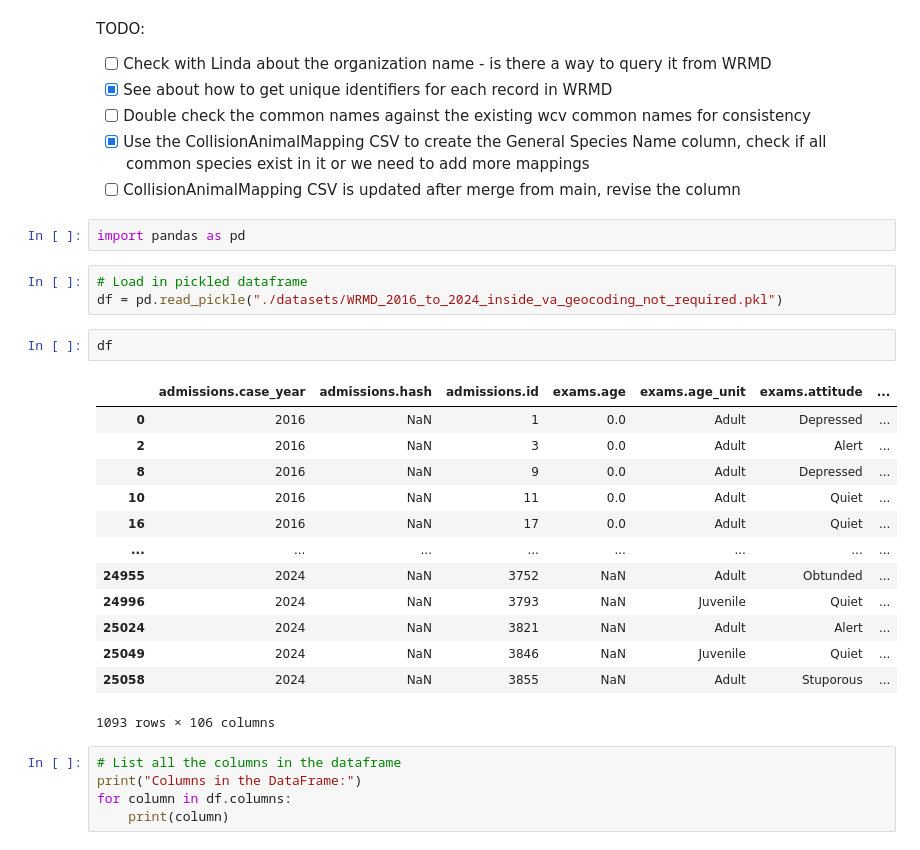
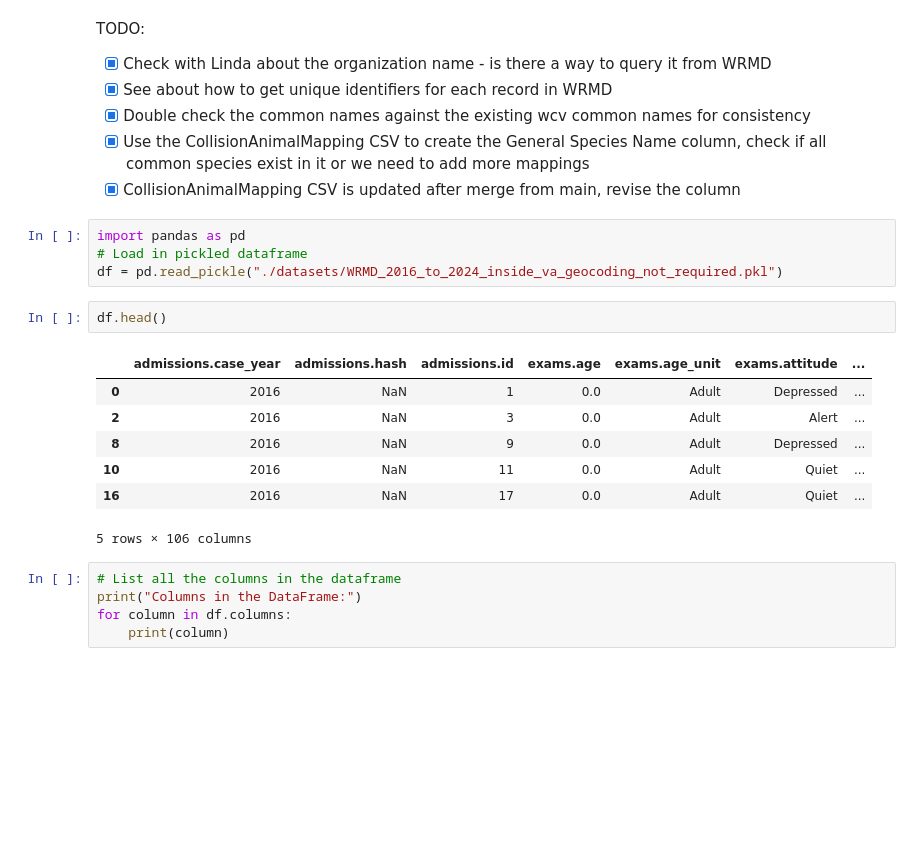
Before and after one commit to code-for-charlottesville/wildlife_collisions, a Jupyter notebook: pipeline_cleaning/WRMD Data/WRMD_data_schema_mapping.ipynb, the cells around one changed output. Drawn from its saved outputs; the diff is of its cells as text; blank space fills up the shorter version.

```diff
--- a/pipeline_cleaning/WRMD Data/WRMD_data_schema_mapping.ipynb
+++ b/pipeline_cleaning/WRMD Data/WRMD_data_schema_mapping.ipynb
@@ -27,32 +34,25 @@ The target columns we need to join this on the WCV data follow:
 - [x] MonthNumber
 # %% [markdown]
 TODO:
-- [ ] Check with Linda about the organization name - is there a way to query it from WRMD
+- [x] Check with Linda about the organization name - is there a way to query it from WRMD
 - [x] See about how to get unique identifiers for each record in WRMD
-- [ ] Double check the common names against the existing wcv common names for consistency
+- [x] Double check the common names against the existing wcv common names for consistency
 - [x] Use the CollisionAnimalMapping CSV to create the General Species Name column, check if all common species exist in it or we need to add more mappings
-- [ ] CollisionAnimalMapping CSV is updated after merge from main, revise the column
+- [x] CollisionAnimalMapping CSV is updated after merge from main, revise the column
-# %%
-import pandas as pd
 # %%
+import pandas as pd
 # Load in pickled dataframe
 df = pd.read_pickle("./datasets/WRMD_2016_to_2024_inside_va_geocoding_not_required.pkl")
 # %%
-df
+df.head()
 # %% [output]
 |  | admissions.case_year | admissions.hash | admissions.id | exams.age | exams.age_unit | exams.attitude | ... |
 | 0 | 2016 | NaN | 1 | 0.0 | Adult | Depressed | ... |
 | 2 | 2016 | NaN | 3 | 0.0 | Adult | Alert | ... |
 | 8 | 2016 | NaN | 9 | 0.0 | Adult | Depressed | ... |
 | 10 | 2016 | NaN | 11 | 0.0 | Adult | Quiet | ... |
 | 16 | 2016 | NaN | 17 | 0.0 | Adult | Quiet | ... |
-| ... | ... | ... | ... | ... | ... | ... | ... |
-| 24955 | 2024 | NaN | 3752 | NaN | Adult | Obtunded | ... |
-| 24996 | 2024 | NaN | 3793 | NaN | Juvenile | Quiet | ... |
-| 25024 | 2024 | NaN | 3821 | NaN | Adult | Alert | ... |
-| 25049 | 2024 | NaN | 3846 | NaN | Juvenile | Quiet | ... |
-| 25058 | 2024 | NaN | 3855 | NaN | Adult | Stuporous | ... |
-1093 rows × 106 columns
+5 rows × 106 columns
 # %%
 # List all the columns in the dataframe
 print("Columns in the DataFrame:")
```
Also changed, not shown: parts of 4 cells of this notebook.
